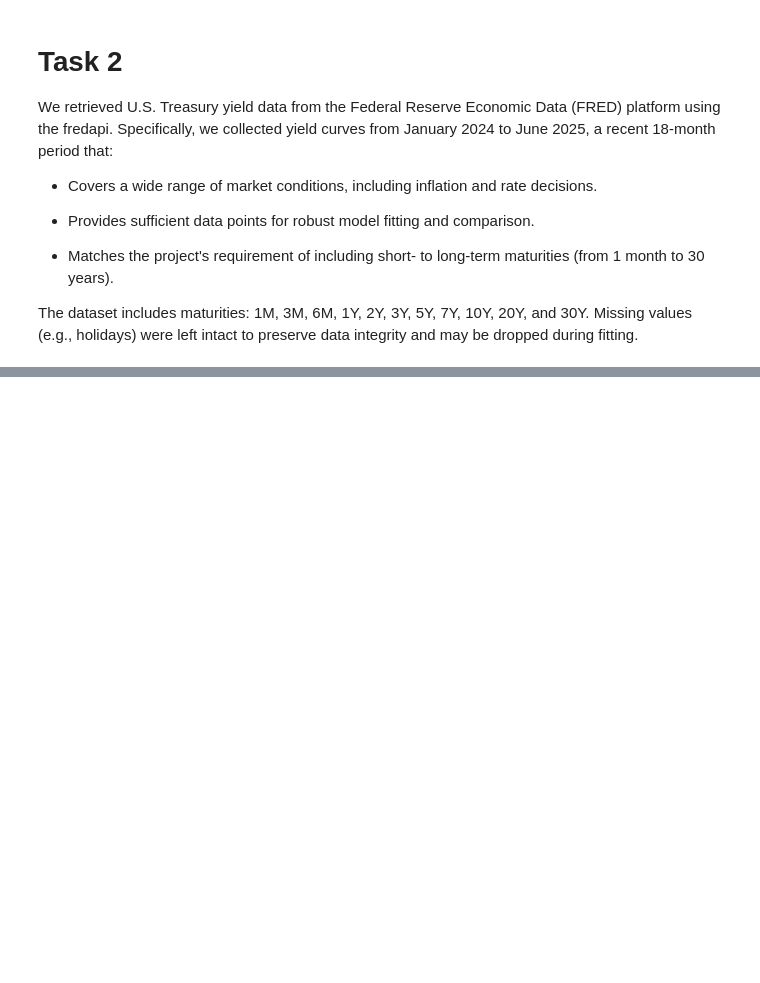
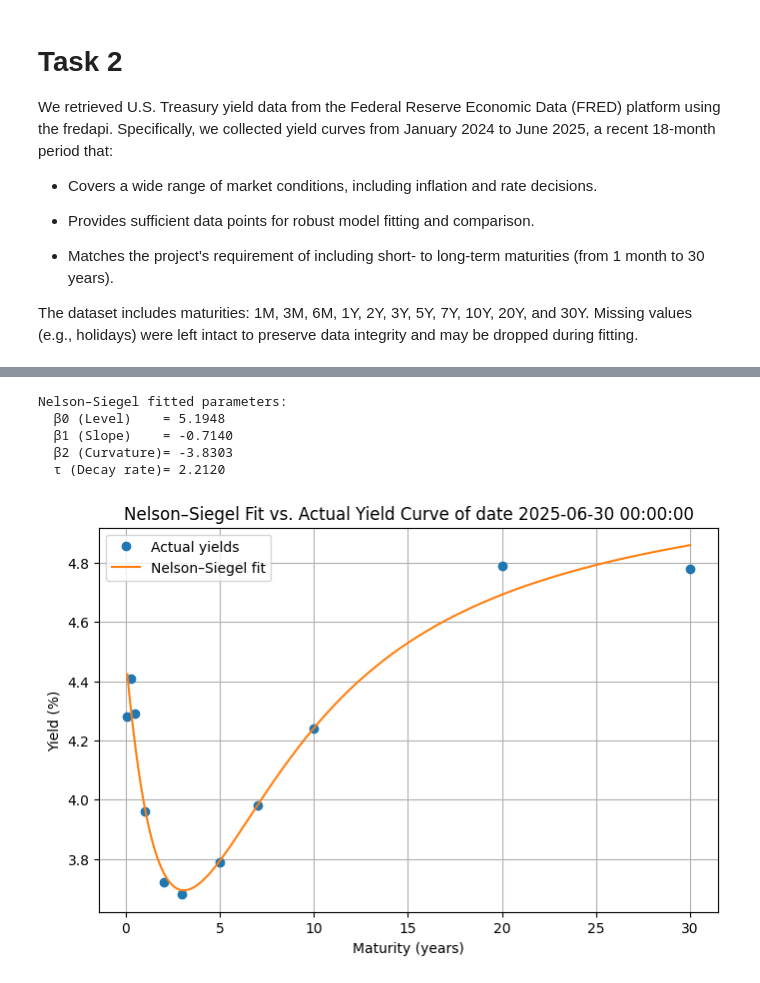
Before and after one commit to Vasuji/WQU_M3L5GWP, a Jupyter notebook: Project.ipynb, the cells around one changed output, grey strips where cells are left out. Saved outputs shown, nothing was run; the diff lists cells and outputs as text; code cells hidden in the pictures; blank space fills up the shorter version.

```diff
--- a/Project.ipynb
+++ b/Project.ipynb
@@ -38,3 +38,16 @@ Specifically, we collected yield curves from January 2024 to June 2025, a recent
 
 The dataset includes maturities: 1M, 3M, 6M, 1Y, 2Y, 3Y, 5Y, 7Y, 10Y, 20Y, and 30Y.
 Missing values (e.g., holidays) were left intact to preserve data integrity and may be dropped during fitting.
+# %%
+'''
+a. Pick government securities from a country. The country selected should be one
+of the countries from your group so that you can fit a Nelson-Siegel model.
+
+b. Be sure to pick maturities ranging from short-term to long-term (e.g. 6 month
+maturity to 20 or 30 year maturities).
+'''
+import pandas as pd
+df = pd.read_csv('data/yields_2024_2025-06.csv', index_col=0)
+df.index = pd.to_datetime(df.index)
+df_clean = df.dropna()
+df_clean
@@ -40,0 +68,40 @@ Missing values (e.g., holidays) were left intact to preserve data integrity and
+# %%
+'''
+c. Fit a Nelson–Siegel model to the latest yield curve from our DataFrame.
+'''
+
+import matplotlib.pyplot as plt
+from nelson_siegel_svensson.calibrate import calibrate_ns_ols
+import numpy as np
+maturities = np.array([1/12, 3/12, 6/12, 1, 2, 3, 5, 7, 10, 20, 30])
+
+yields_latest = df_clean.iloc[-1].values
+
+curve, status = calibrate_ns_ols(maturities, yields_latest, tau0=1.0)
+assert status.success, "Nelson–Siegel calibration failed"
+
+print("Nelson–Siegel fitted parameters:")
+print(f"  β0 (Level)    = {curve.beta0:.4f}")
+print(f"  β1 (Slope)    = {curve.beta1:.4f}")
+print(f"  β2 (Curvature)= {curve.beta2:.4f}")
+print(f"  τ (Decay rate)= {curve.tau:.4f}")
+
+t_hat = np.linspace(0.0833, 30, 300)
+y_hat = curve(t_hat)
+
+plt.figure(figsize=(8, 5))
+plt.plot(maturities, yields_latest, 'o', label='Actual yields')
+plt.plot(t_hat, y_hat,    '-', label='Nelson–Siegel fit')
+plt.xlabel("Maturity (years)")
+plt.ylabel("Yield (%)")
+plt.title(f"Nelson–Siegel Fit vs. Actual Yield Curve of date {df_clean.index[-1]}")
+plt.legend()
+plt.grid(True)
+plt.show()
+# %% [output]
+Nelson–Siegel fitted parameters:
+  β0 (Level)    = 5.1948
+  β1 (Slope)    = -0.7140
+  β2 (Curvature)= -3.8303
+  τ (Decay rate)= 2.2120
+[figure, added]
```
Also changed, not shown: parts of 7 cells of this notebook.
